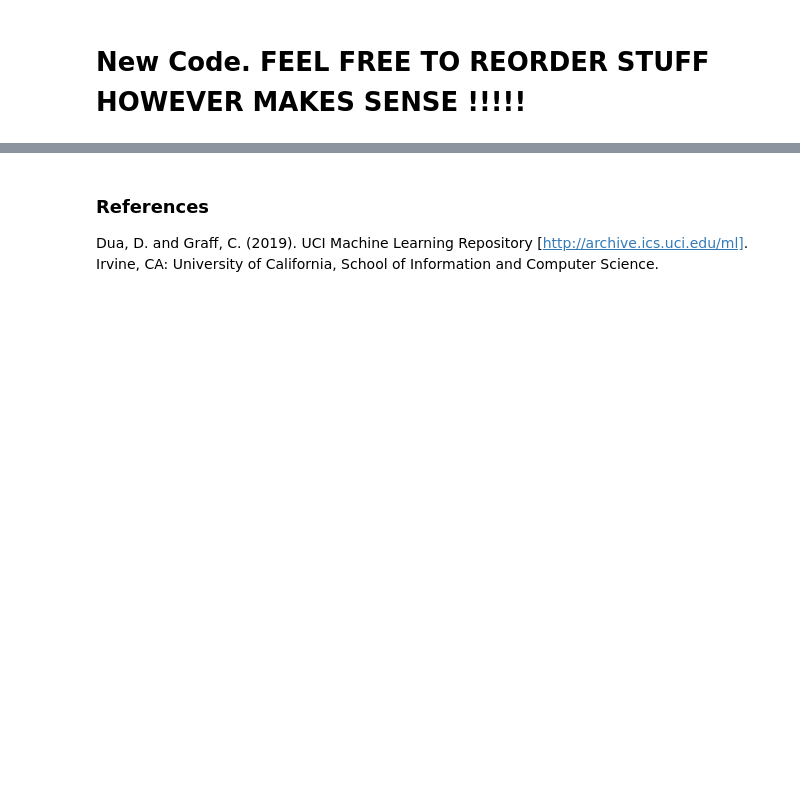
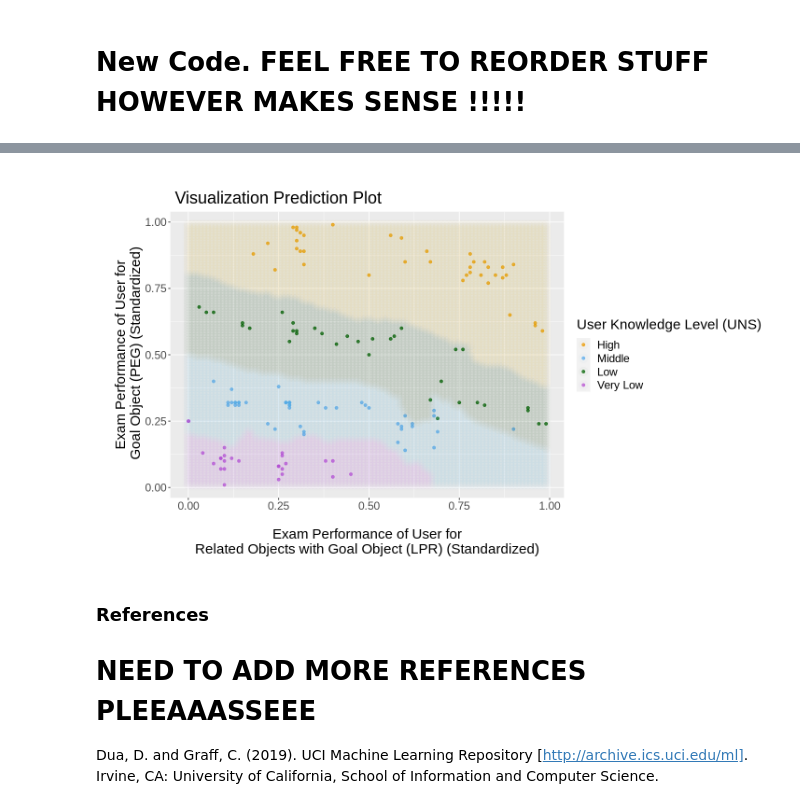
Before and after one commit to annabtse/dsci-100-2022w1-group-49, a Jupyter notebook: Group Project.ipynb, the cells around one changed output, grey strips where cells are left out. Saved outputs shown, nothing was run; the diff lists cells and outputs as text; code cells hidden in the pictures; blank space fills up the shorter version.

```diff
--- a/Group Project.ipynb
+++ b/Group Project.ipynb
@@ -357,3 +320,54 @@ wkflw_plot
+# %%
+# create the grid of area/smoothness vals, and arrange in a data frame
+
+are_grid <- seq(min(testing_data$LPR),
+                max(testing_data$LPR),
+                length.out = 100)
+smo_grid <- seq(min(testing_data$PEG),
+                max(testing_data$PEG),
+                length.out = 100)
+asgrid <- as_tibble(expand.grid(LPR = are_grid,
+                                PEG = smo_grid))
+
+# use the fit workflow to make predictions at the grid points
+knnPredGrid <- predict(uk_fit, asgrid)
+
+# bind the predictions as a new column with the grid points
+prediction_table <- bind_cols(knnPredGrid, asgrid) |>
+  rename(UNS = .pred_class)
+
+# plot: NEED TO EXPLAIN THIS PLOT IN DETAIL!!! AND NEED TO RENAME THE TITLE!!!!
+# 1. the colored scatter of the original data (I think testing data in our case)
+# 2. the faded colored scatter for the grid points
+options(repr.plot.width = 12, repr.plot.height = 7)
+
+vis_plot <-
+  ggplot() +
+  geom_point(data = testing_data,
+             mapping = aes(x = LPR,
+                           y = PEG,
+                           color = UNS),
+             alpha = 0.75) +
+  geom_point(data = prediction_table,
+             mapping = aes(x = LPR,
+                           y = PEG,
+                           color = UNS),
+             alpha = 0.02,
+             size = 5) +
+  labs(color = "User Knowledge Level (UNS)",
+       x = "\n Exam Performance of User for \nRelated Objects with Goal Object (LPR) (Standardized)",
+       y = "\n Exam Performance of User for \n Goal Object (PEG) (Standardized)",
+      title = "\n Visualization Prediction Plot") +
+  scale_color_manual(labels = c("High", "Middle", "Low", "Very Low"),
+                     values = c("orange2", "steelblue2", "darkgreen", "mediumorchid")) +
+  theme(text = element_text(size = 18))
+
+vis_plot
+# %% [output]
+[figure, added]
 # %% [markdown]
 ### References
+
+# NEED TO ADD MORE REFERENCES PLEEAAASSEEE
+
 Dua, D. and Graff, C. (2019). UCI Machine Learning Repository [http://archive.ics.uci.edu/ml]. Irvine, CA: University of California, School of Information and Computer Science.
```
Also changed, not shown: parts of 10 cells of this notebook.
